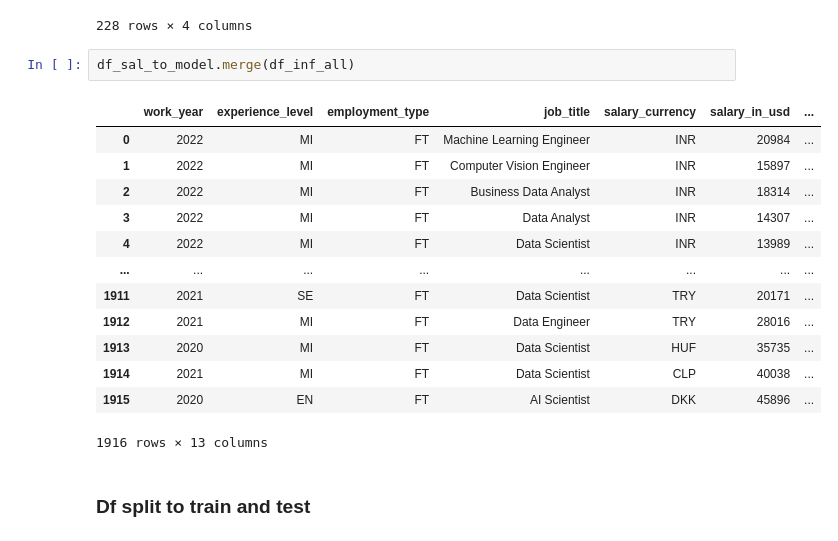
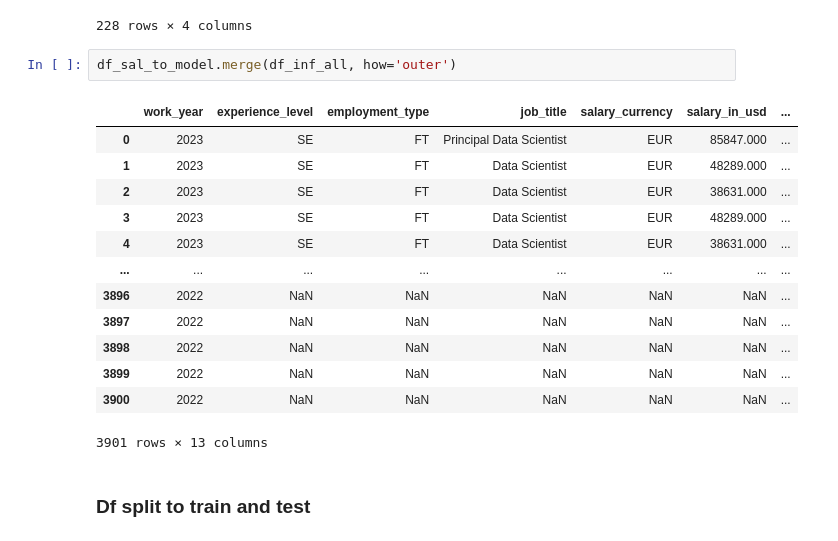
Before and after one commit to rvewebs/ds_salary, a Jupyter notebook: ds_salary.ipynb, the cells around one changed output. Drawn from its saved outputs; the diff is of its cells as text.

```diff
--- a/ds_salary.ipynb
+++ b/ds_salary.ipynb
@@ -462,21 +462,21 @@ df_inf_all
 | 75 | ZAF | South Africa | 11.171 | 2022 |
 228 rows × 4 columns
 # %%
-df_sal_to_model.merge(df_inf_all)
+df_sal_to_model.merge(df_inf_all, how='outer')
 # %% [output]
 |  | work_year | experience_level | employment_type | job_title | salary_currency | salary_in_usd | ... |
-| 0 | 2022 | MI | FT | Machine Learning Engineer | INR | 20984 | ... |
-| 1 | 2022 | MI | FT | Computer Vision Engineer | INR | 15897 | ... |
-| 2 | 2022 | MI | FT | Business Data Analyst | INR | 18314 | ... |
-| 3 | 2022 | MI | FT | Data Analyst | INR | 14307 | ... |
-| 4 | 2022 | MI | FT | Data Scientist | INR | 13989 | ... |
+| 0 | 2023 | SE | FT | Principal Data Scientist | EUR | 85847.000 | ... |
+| 1 | 2023 | SE | FT | Data Scientist | EUR | 48289.000 | ... |
+| 2 | 2023 | SE | FT | Data Scientist | EUR | 38631.000 | ... |
+| 3 | 2023 | SE | FT | Data Scientist | EUR | 48289.000 | ... |
+| 4 | 2023 | SE | FT | Data Scientist | EUR | 38631.000 | ... |
 | ... | ... | ... | ... | ... | ... | ... | ... |
-| 1911 | 2021 | SE | FT | Data Scientist | TRY | 20171 | ... |
-| 1912 | 2021 | MI | FT | Data Engineer | TRY | 28016 | ... |
-| 1913 | 2020 | MI | FT | Data Scientist | HUF | 35735 | ... |
-| 1914 | 2021 | MI | FT | Data Scientist | CLP | 40038 | ... |
-| 1915 | 2020 | EN | FT | AI Scientist | DKK | 45896 | ... |
+| 3896 | 2022 | NaN | NaN | NaN | NaN | NaN | ... |
+| 3897 | 2022 | NaN | NaN | NaN | NaN | NaN | ... |
+| 3898 | 2022 | NaN | NaN | NaN | NaN | NaN | ... |
+| 3899 | 2022 | NaN | NaN | NaN | NaN | NaN | ... |
+| 3900 | 2022 | NaN | NaN | NaN | NaN | NaN | ... |
-1916 rows × 13 columns
+3901 rows × 13 columns
 # %% [markdown]
 ### Df split to train and test
 # %%
```
Also changed, not shown: 1 other file.
